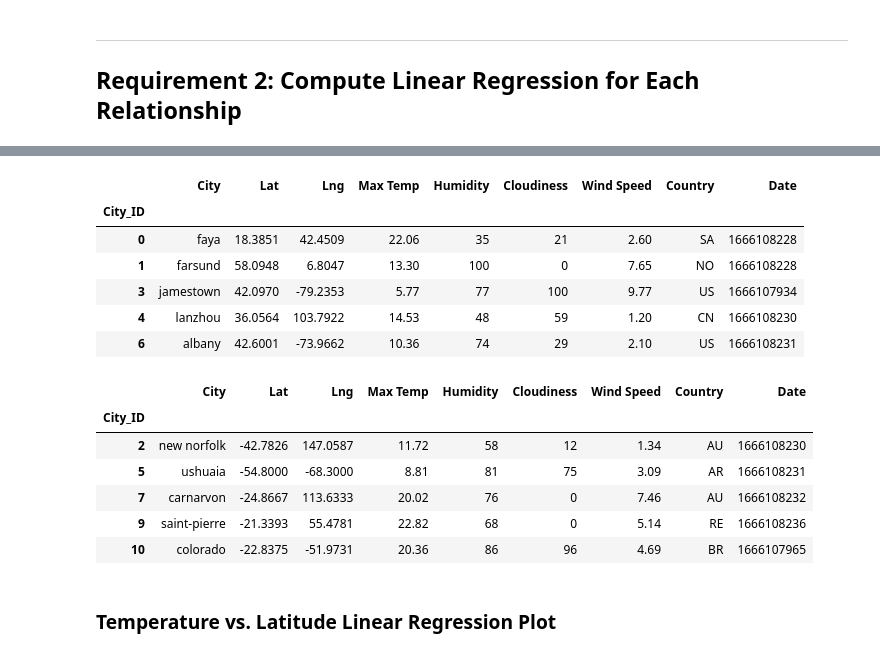
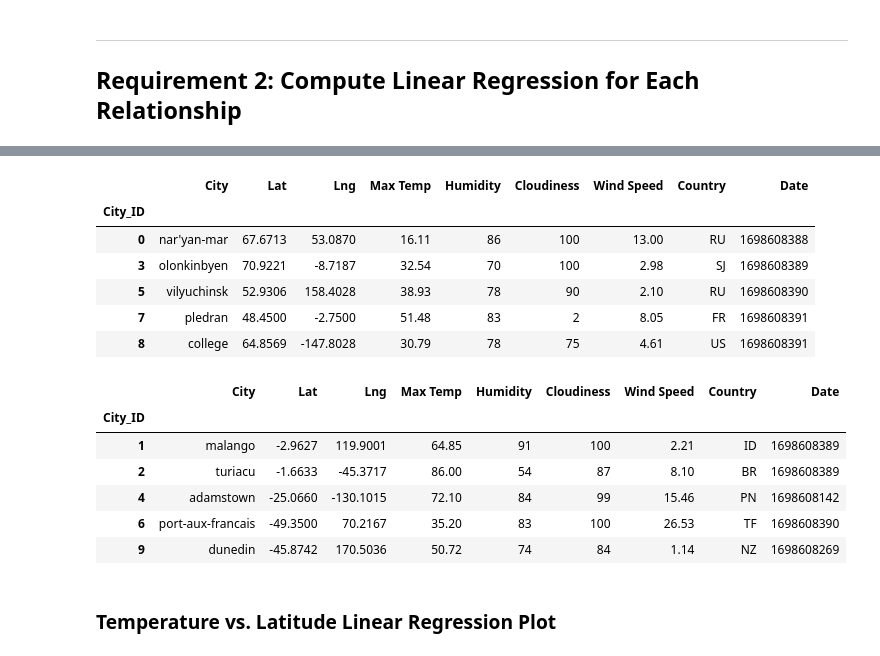
Before and after one commit to rperez025/python-api-challenge, a Jupyter notebook: WeatherPy/WeatherPy.ipynb, the cells around one changed output, grey strips where cells are left out. Cells and saved outputs as stored; diff of their text form; code cells hidden in the pictures.

```diff
--- a/WeatherPy/WeatherPy.ipynb
+++ b/WeatherPy/WeatherPy.ipynb
@@ -282,30 +324,30 @@ plt.show()
 # %%
 # Create a DataFrame with the Northern Hemisphere data (Latitude >= 0)
-# YOUR CODE HERE
+northern_hemi_df = city_data_df[city_data_df["Lat"] >= 0]
 
 # Display sample data
 northern_hemi_df.head()
 # %% [output]
 |  | City | Lat | Lng | Max Temp | Humidity | Cloudiness | Wind Speed | Country | Date |
 | City_ID |  |  |  |  |  |  |  |  |  |
-| 0 | faya | 18.3851 | 42.4509 | 22.06 | 35 | 21 | 2.60 | SA | 1666108228 |
-| 1 | farsund | 58.0948 | 6.8047 | 13.30 | 100 | 0 | 7.65 | NO | 1666108228 |
-| 3 | jamestown | 42.0970 | -79.2353 | 5.77 | 77 | 100 | 9.77 | US | 1666107934 |
-| 4 | lanzhou | 36.0564 | 103.7922 | 14.53 | 48 | 59 | 1.20 | CN | 1666108230 |
-| 6 | albany | 42.6001 | -73.9662 | 10.36 | 74 | 29 | 2.10 | US | 1666108231 |
+| 0 | nar'yan-mar | 67.6713 | 53.0870 | 16.11 | 86 | 100 | 13.00 | RU | 1698608388 |
+| 3 | olonkinbyen | 70.9221 | -8.7187 | 32.54 | 70 | 100 | 2.98 | SJ | 1698608389 |
+| 5 | vilyuchinsk | 52.9306 | 158.4028 | 38.93 | 78 | 90 | 2.10 | RU | 1698608390 |
+| 7 | pledran | 48.4500 | -2.7500 | 51.48 | 83 | 2 | 8.05 | FR | 1698608391 |
+| 8 | college | 64.8569 | -147.8028 | 30.79 | 78 | 75 | 4.61 | US | 1698608391 |
 # %%
 # Create a DataFrame with the Southern Hemisphere data (Latitude < 0)
-# YOUR CODE HERE
+southern_hemi_df = city_data_df[city_data_df["Lat"] < 0]
 
 # Display sample data
 southern_hemi_df.head()
 # %% [output]
 |  | City | Lat | Lng | Max Temp | Humidity | Cloudiness | Wind Speed | Country | Date |
 | City_ID |  |  |  |  |  |  |  |  |  |
-| 2 | new norfolk | -42.7826 | 147.0587 | 11.72 | 58 | 12 | 1.34 | AU | 1666108230 |
-| 5 | ushuaia | -54.8000 | -68.3000 | 8.81 | 81 | 75 | 3.09 | AR | 1666108231 |
-| 7 | carnarvon | -24.8667 | 113.6333 | 20.02 | 76 | 0 | 7.46 | AU | 1666108232 |
-| 9 | saint-pierre | -21.3393 | 55.4781 | 22.82 | 68 | 0 | 5.14 | RE | 1666108236 |
-| 10 | colorado | -22.8375 | -51.9731 | 20.36 | 86 | 96 | 4.69 | BR | 1666107965 |
+| 1 | malango | -2.9627 | 119.9001 | 64.85 | 91 | 100 | 2.21 | ID | 1698608389 |
+| 2 | turiacu | -1.6633 | -45.3717 | 86.00 | 54 | 87 | 8.10 | BR | 1698608389 |
+| 4 | adamstown | -25.0660 | -130.1015 | 72.10 | 84 | 99 | 15.46 | PN | 1698608142 |
+| 6 | port-aux-francais | -49.3500 | 70.2167 | 35.20 | 83 | 100 | 26.53 | TF | 1698608390 |
+| 9 | dunedin | -45.8742 | 170.5036 | 50.72 | 74 | 84 | 1.14 | NZ | 1698608269 |
 # %% [markdown]
 ###  Temperature vs. Latitude Linear Regression Plot
```
Also changed, not shown: parts of 32 cells of this notebook, 6 other files.
